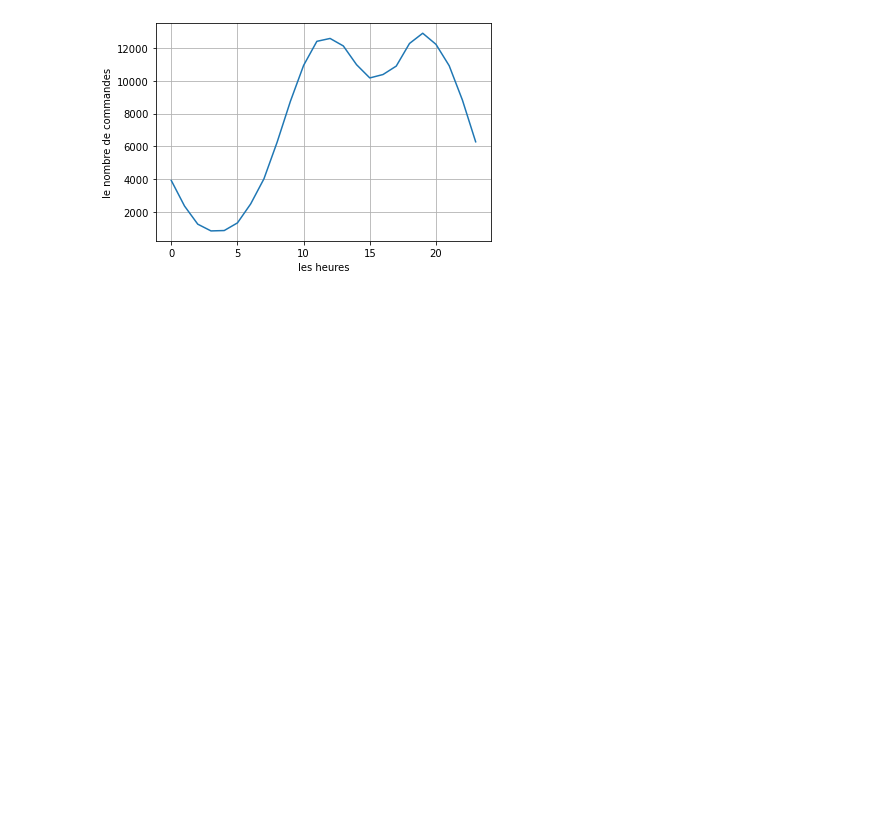
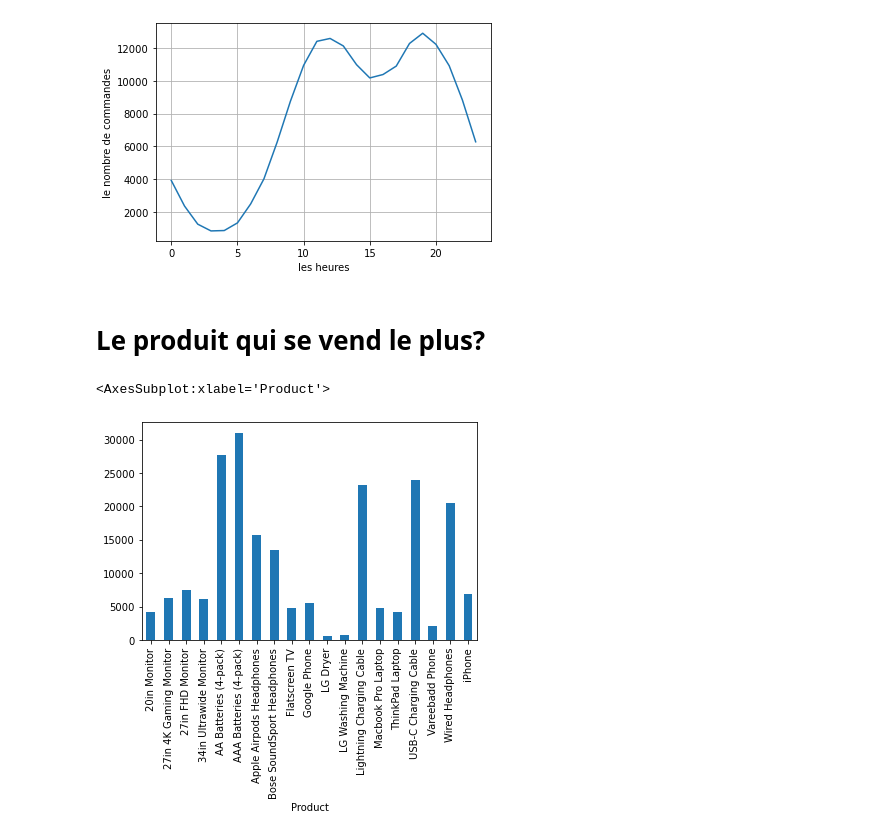
Before and after one commit to Azrarag/data-analysis, a Jupyter notebook: datat.ipynb, the cells around one changed output. Saved outputs shown, nothing was run; the diff lists cells and outputs as text; code cells hidden in the pictures; blank space fills up the shorter version.

```diff
--- a/datat.ipynb
+++ b/datat.ipynb
@@ -365,3 +365,10 @@ plt.ylabel('le nombre de commandes')
 # %% [output]
 Text(0, 0.5, 'le nombre de commandes')
 [figure]
+# %% [markdown]
+# Le produit qui se vend le plus?
+# %%
+all_data.groupby('Product')['Quantity Ordered'].sum().plot(kind='bar')
+# %% [output]
+<AxesSubplot:xlabel='Product'>
+[figure, added]
```
Also changed, not shown: parts of 2 cells of this notebook.
